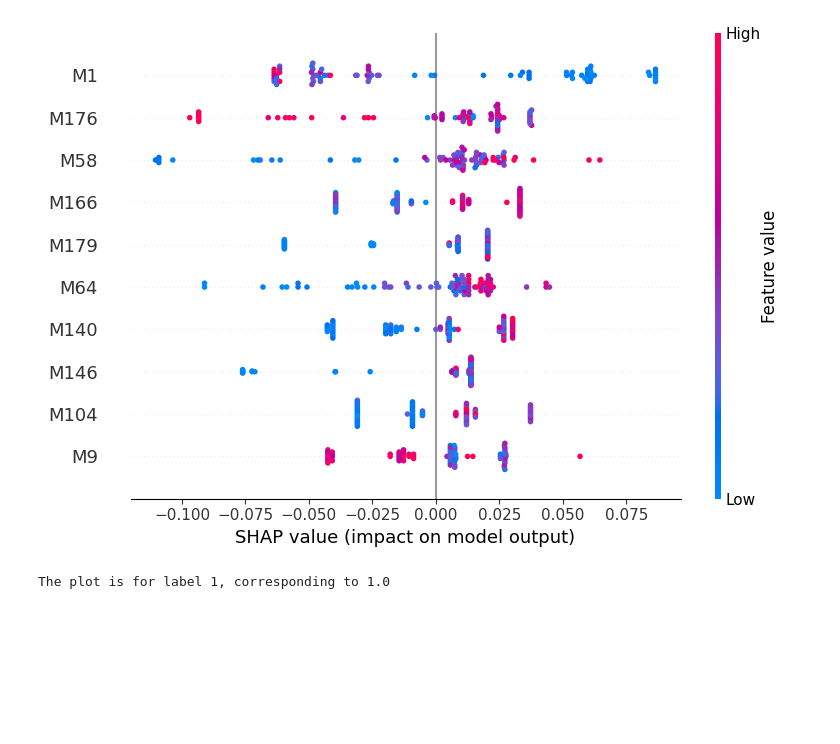
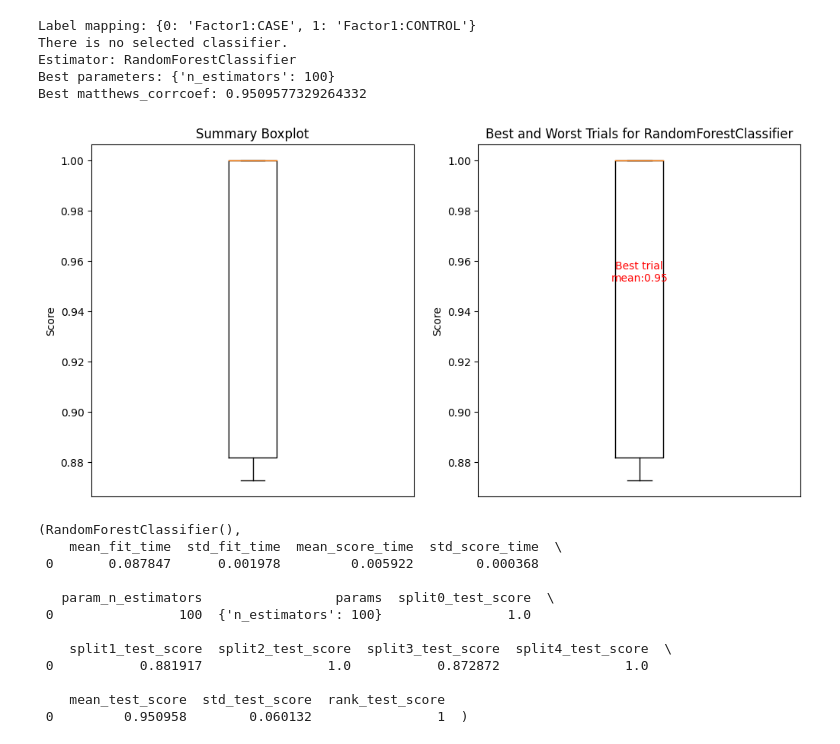
Before and after one commit to costasmexis/AI4META, a Jupyter notebook: notebooks/main.ipynb, the cells around one changed output. Drawn from its saved outputs; the diff is of its cells as text; code cells hidden in the pictures; blank space fills up the shorter version.

```diff
--- a/notebooks/main.ipynb
+++ b/notebooks/main.ipynb
@@ -116,5 +21,30 @@ explainer.calculate_shap_values(explainer_type='tree')
-# %%
-explainer.plot_shap_values()
-# %% [output]
-[figure, removed]
-The plot is for label 1, corresponding to 1.0
+# %%
+csv_dir = '../data/old/EPIC_norm_pos.txt'
+label = 'group'
+
+mlpipe = MLPipelines(label=label, csv_dir=csv_dir)
+mlpipe.feature_selection(method='mrmr', num_features=20, inner_method='chi2')
+# mlpipe.X=mlpipe.X.fillna(0)
+params = {
+    'n_estimators': [100],
+}
+mlpipe.random_search(estimator_name='RandomForestClassifier', parameter_grid=params, n_iter=3)
+# %% [output]
+Label mapping: {0: 'Factor1:CASE', 1: 'Factor1:CONTROL'}
+There is no selected classifier.
+Estimator: RandomForestClassifier
+Best parameters: {'n_estimators': 100}
+Best matthews_corrcoef: 0.9509577329264332
+[figure, added]
+(RandomForestClassifier(),
+    mean_fit_time  std_fit_time  mean_score_time  std_score_time  \
+ 0       0.087847      0.001978         0.005922        0.000368
+
+   param_n_estimators                 params  split0_test_score  \
+ 0                100  {'n_estimators': 100}                1.0
+
+    split1_test_score  split2_test_score  split3_test_score  split4_test_score  \
+ 0           0.881917                1.0           0.872872                1.0
+
+    mean_test_score  std_test_score  rank_test_score
+ 0         0.950958        0.060132                1  )
```
Also changed, not shown: parts of 26 cells of this notebook, 4 other files.
